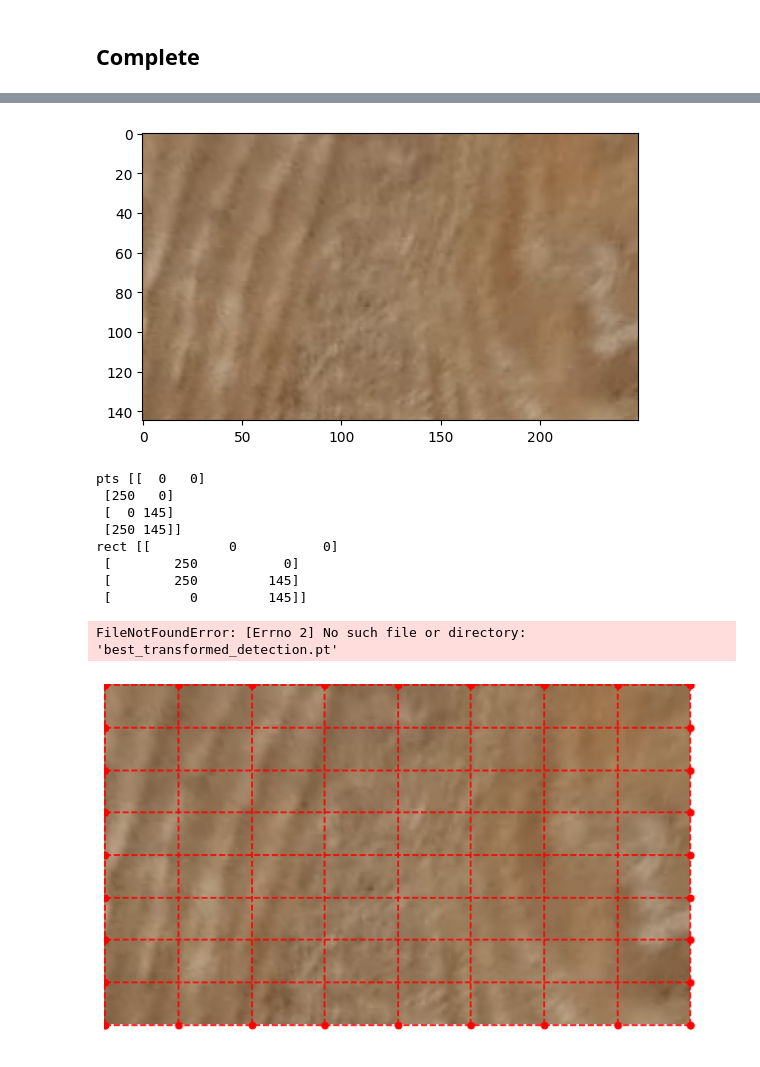
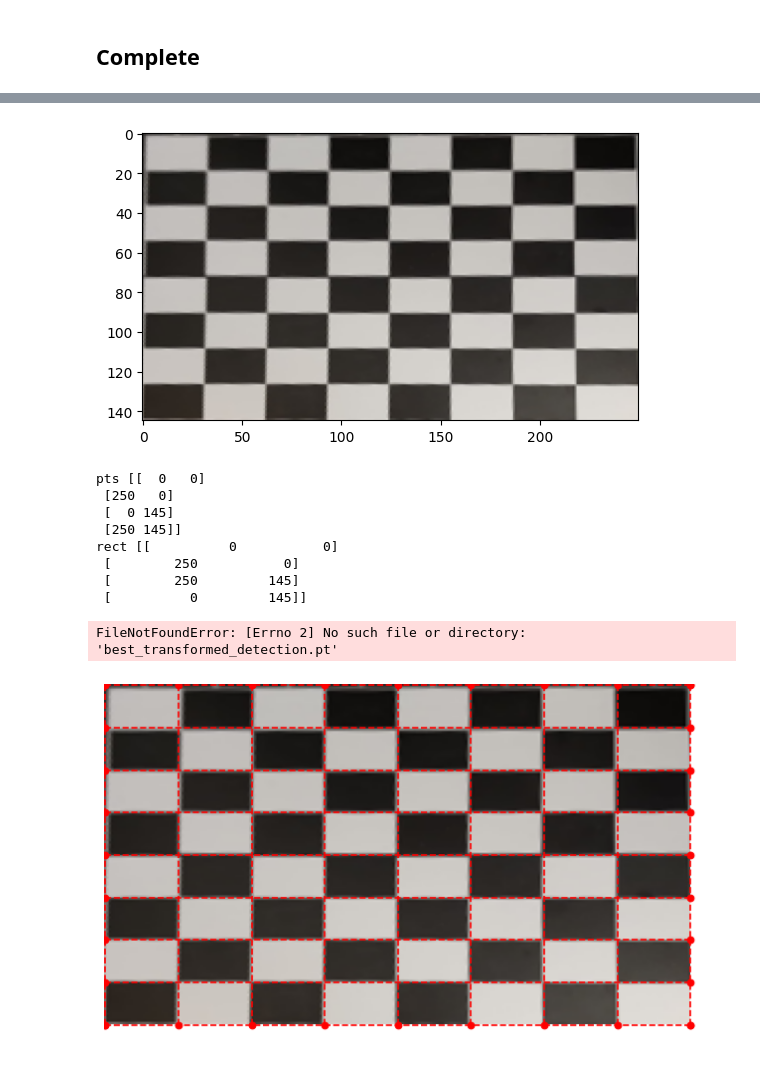
Before and after one commit to avbalsam/ChessNET, a Jupyter notebook: app.ipynb, the cells around one changed output, grey strips where cells are left out. Saved outputs shown, nothing was run; the diff lists cells and outputs as text; code cells hidden in the pictures.

Commit message:
get four point perspective working

```diff
--- a/app.ipynb
+++ b/app.ipynb
@@ -53,7 +49,7 @@ def calculate_iou(box_1, box_2):
     iou = poly_1.intersection(poly_2).area / poly_1.union(poly_2).area
     return iou
 # %%
-def detect_corners(image_filename, show_image = False):
+def detect_corners(image_filename, latent_size, show_image = False):
     """
     Detects the corners of a given image. Set show_image to True to display the image with corners and intersections marked.
     """
@@ -72,7 +68,7 @@ def detect_corners(image_filename, show_image = False):
     import cv2
     import math
     img = cv2.imread(image_filename, cv2.IMREAD_GRAYSCALE)
-    img_resized = cv2.resize(img, (350, 350))
+    img_resized = cv2.resize(img, latent_size)
     # cv2.imwrite(image_filename, img_resized)
 
     GRID = (7, 7)
@@ -97,9 +93,9 @@ def detect_corners(image_filename, show_image = False):
 # %%
 # perspective transforms an image with four given corners
 
-def four_point_transform(image, pts):
+def four_point_transform(image, pts, latent_size):
 
-    img = Image.open(image)
+    img = Image.open(image).resize(latent_size)
     image = asarray(img)
     rect = order_points(pts)
     (tl, tr, br, bl) = rect
@@ -240,11 +236,15 @@ import numpy as np
 
 image = 'images/test2.jpeg'
 
-corners = detect_corners(image)
+latent_size = (350,350)
 
-print("corners", corners)
+corners = detect_corners(image, latent_size)
 
-transformed_image = four_point_transform(image, corners)
+# print("corners", corners)
+
+corners_renorm = corners
+
+transformed_image = four_point_transform(image, corners, latent_size)
 
 plt.imshow(transformed_image)
 plt.show()
@@ -391,22 +387,22 @@ corners [[     95.979      88.311]
  [     284.94      97.732]
  [     290.94      242.08]
  [     41.546      223.48]]
 pts [[     95.979      88.311]
  [     284.94      97.732]
  [     290.94      242.08]
  [     41.546      223.48]]
 rect [[     95.979      88.311]
  [     284.94      97.732]
  [     290.94      242.08]
  [     41.546      223.48]]
-[figure, old version]
+[figure, new version]
 pts [[  0   0]
  [250   0]
  [  0 145]
  [250 145]]
 rect [[          0           0]
  [        250           0]
  [        250         145]
  [          0         145]]
 FileNotFoundError: [Errno 2] No such file or directory: 'best_transformed_detection.pt'
-[figure, old version]
+[figure, new version]
```
Also changed, not shown: parts of 2 cells of this notebook.
